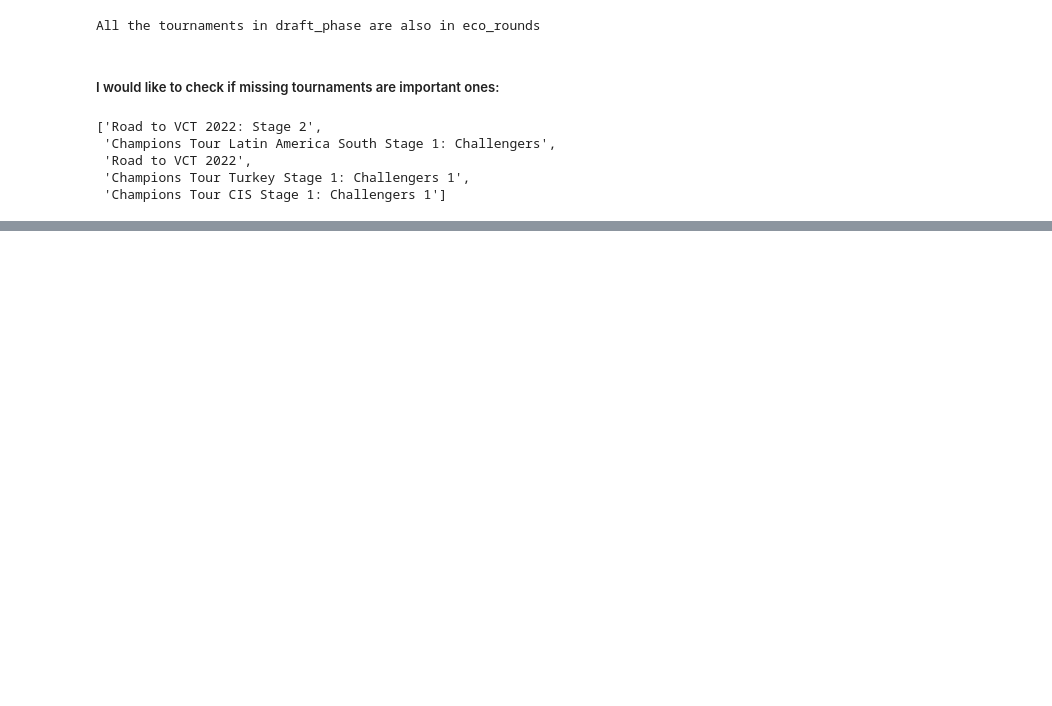
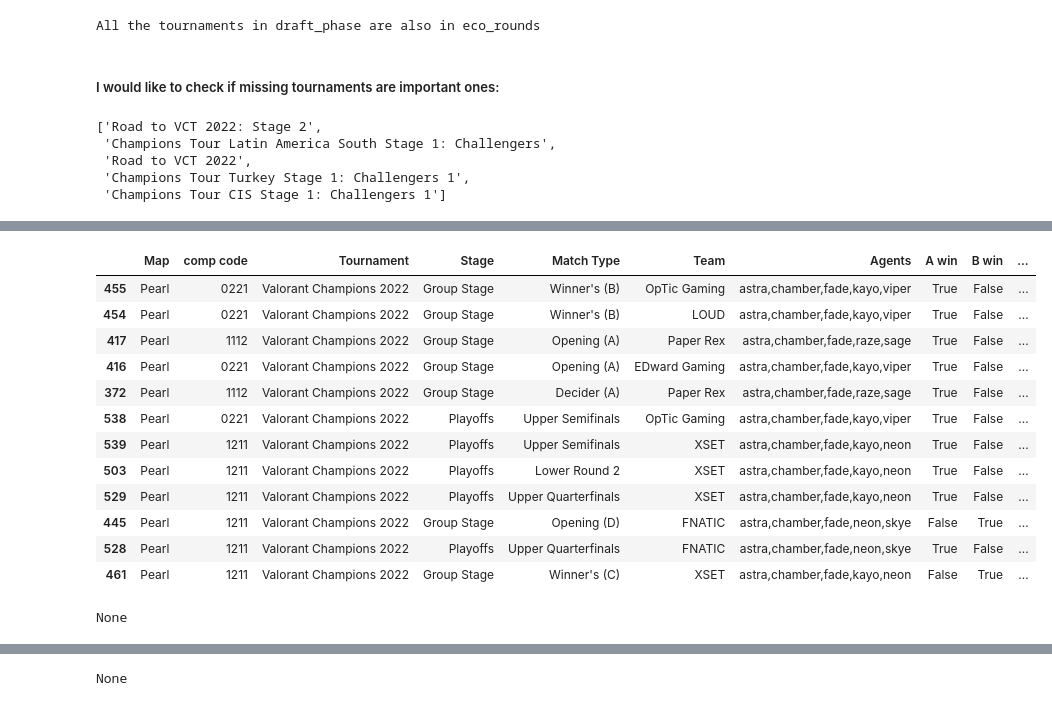
Before and after one commit to ahrlim/vct-erdos-project, a Jupyter notebook: notebooks/vct_2022_data_cleaning.ipynb, the cells around one changed output, grey strips where cells are left out. Drawn from its saved outputs; the diff is of its cells as text; code cells hidden in the pictures; blank space fills up the shorter version.

```diff
--- a/notebooks/vct_2022_data_cleaning.ipynb
+++ b/notebooks/vct_2022_data_cleaning.ipynb
@@ -135,0 +351,8 @@ not_in_the_other(tournaments["eco_rounds"], tournaments["draft_phase"])
+# %%
+vct_champions_2022 = vct_champions_2022_team_comp[["Tournament", "Stage", "Match Type", "Team", "Map", "Agents", "comp code", "A win", "B win"]]
+# %%
+vct_champions_2022_win_rate_by_comp_code = vct_champions_2022[["Map", "comp code", "A win"]].groupby(["Map", "comp code"], as_index=False).agg("mean")
+vct_champions_2022_win_rate_by_comp_code = vct_champions_2022_win_rate_by_comp_code\
+                            .set_index(["Map", "comp code"])\
+                            .rename(columns={"A win": "win pct by map-comp"})
+vct_champions_2022_win_rate_by_comp_code.sort_values(["Map", "win pct by map-comp"], ascending=False)
@@ -135,0 +378,6 @@ not_in_the_other(tournaments["eco_rounds"], tournaments["draft_phase"])
+# %%
+df = vct_champions_2022\
+    .set_index(["Map", "comp code"])\
+    .join(vct_champions_2022_win_rate_by_comp_code)\
+    .reset_index()\
+    .sort_values("win pct by map-comp", ascending=False)
@@ -135,0 +461,25 @@ not_in_the_other(tournaments["eco_rounds"], tournaments["draft_phase"])
+# %%
+def get_history(codelist: list, maplist: list):
+    """
+
+    """
+    index = (df["comp code"].isin(codelist)) & (df["Map"].isin(maplist))
+    display(df[index])
+# %%
+display(get_history(["0221", "1211", "1112"], ["Pearl"]))
+display(get_history(["1121", "1211"], ["Pearl"]))
+# %% [output]
+|  | Map | comp code | Tournament | Stage | Match Type | Team | Agents | A win | B win | ... |
+| 455 | Pearl | 0221 | Valorant Champions 2022 | Group Stage | Winner's (B) | OpTic Gaming | astra,chamber,fade,kayo,viper | True | False | ... |
+| 454 | Pearl | 0221 | Valorant Champions 2022 | Group Stage | Winner's (B) | LOUD | astra,chamber,fade,kayo,viper | True | False | ... |
+| 417 | Pearl | 1112 | Valorant Champions 2022 | Group Stage | Opening (A) | Paper Rex | astra,chamber,fade,raze,sage | True | False | ... |
+| 416 | Pearl | 0221 | Valorant Champions 2022 | Group Stage | Opening (A) | EDward Gaming | astra,chamber,fade,kayo,viper | True | False | ... |
+| 372 | Pearl | 1112 | Valorant Champions 2022 | Group Stage | Decider (A) | Paper Rex | astra,chamber,fade,raze,sage | True | False | ... |
+| 538 | Pearl | 0221 | Valorant Champions 2022 | Playoffs | Upper Semifinals | OpTic Gaming | astra,chamber,fade,kayo,viper | True | False | ... |
+| 539 | Pearl | 1211 | Valorant Champions 2022 | Playoffs | Upper Semifinals | XSET | astra,chamber,fade,kayo,neon | True | False | ... |
+| 503 | Pearl | 1211 | Valorant Champions 2022 | Playoffs | Lower Round 2 | XSET | astra,chamber,fade,kayo,neon | True | False | ... |
+| 529 | Pearl | 1211 | Valorant Champions 2022 | Playoffs | Upper Quarterfinals | XSET | astra,chamber,fade,kayo,neon | True | False | ... |
+| 445 | Pearl | 1211 | Valorant Champions 2022 | Group Stage | Opening (D) | FNATIC | astra,chamber,fade,neon,skye | False | True | ... |
+| 528 | Pearl | 1211 | Valorant Champions 2022 | Playoffs | Upper Quarterfinals | FNATIC | astra,chamber,fade,neon,skye | True | False | ... |
+| 461 | Pearl | 1211 | Valorant Champions 2022 | Group Stage | Winner's (C) | XSET | astra,chamber,fade,kayo,neon | False | True | ... |
+None
@@ -135,0 +498 @@ not_in_the_other(tournaments["eco_rounds"], tournaments["draft_phase"])
+None
```
Also changed, not shown: parts of 27 cells of this notebook, 4 other files.
